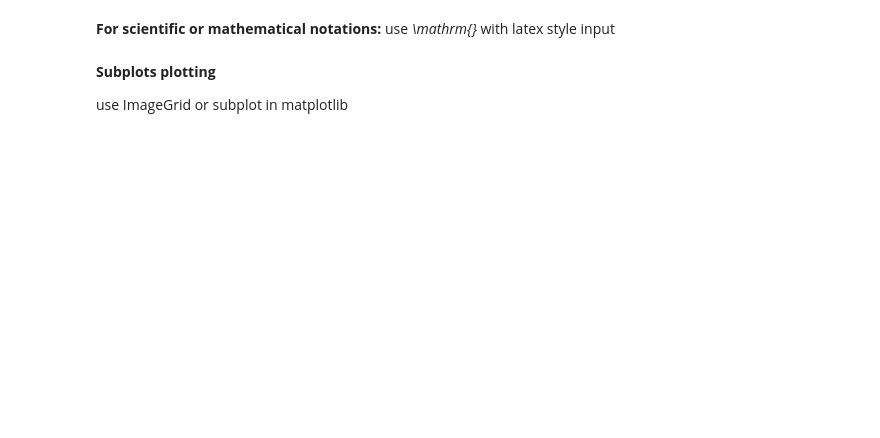
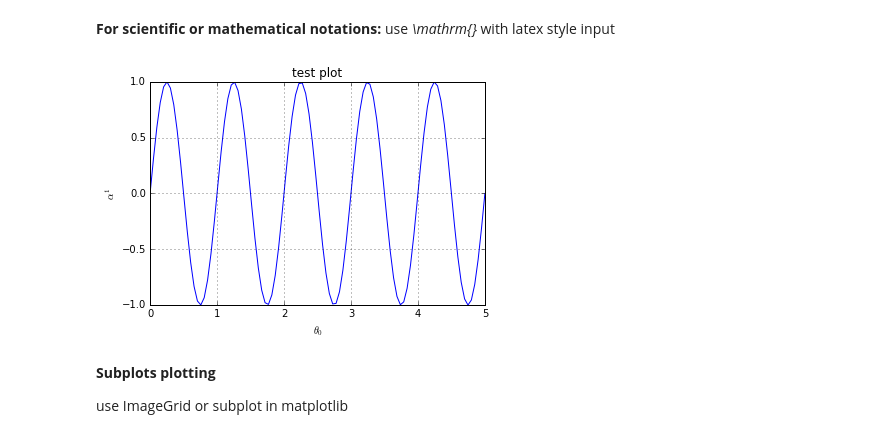
Before and after one commit to hypergravity/cham_hates_python, a Jupyter notebook: cham_teaches_python_04_plotting.ipynb, the cells around one changed output. Saved outputs shown, nothing was run; the diff lists cells and outputs as text; code cells hidden in the pictures; blank space fills up the shorter version.

```diff
--- a/cham_teaches_python_04_plotting.ipynb
+++ b/cham_teaches_python_04_plotting.ipynb
@@ -45,8 +52,11 @@ plt.show()
 # %% [markdown]
 **For scientific or mathematical notations:** use *\mathrm{}* with latex style input
 # %%
-plt.xlabel(r'$\mathrm{\theta_{0}}$')
-plt.ylabel(r'$\mathrm{\alpha^{1}}$')
+ax.set_xlabel(r'$\mathrm{\theta_{0}}$')
+ax.set_ylabel(r'$\mathrm{\alpha^{1}}$')
+fig
+# %% [output]
+[figure, added]
 # %% [markdown]
 **Subplots plotting**
 
```
Also changed, not shown: parts of 7 cells of this notebook.
